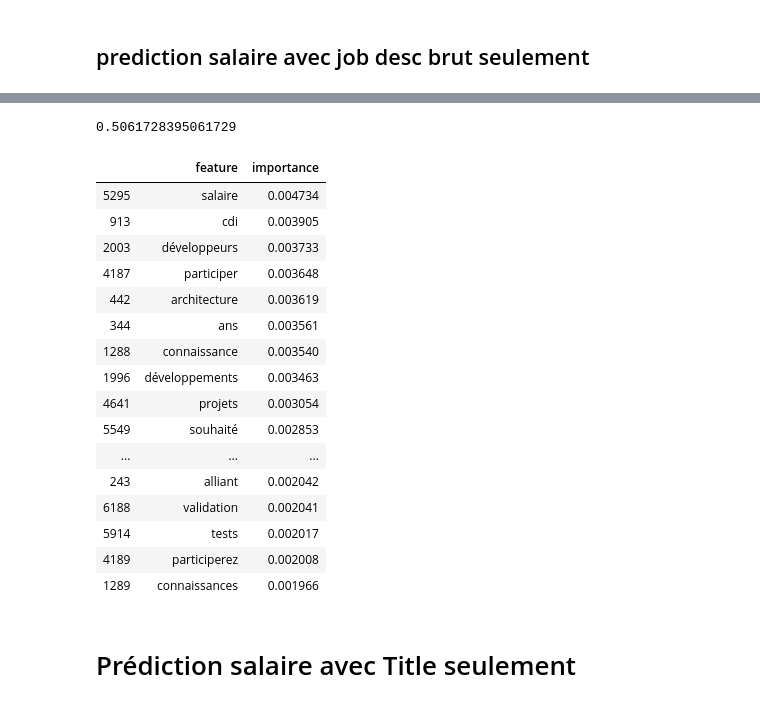
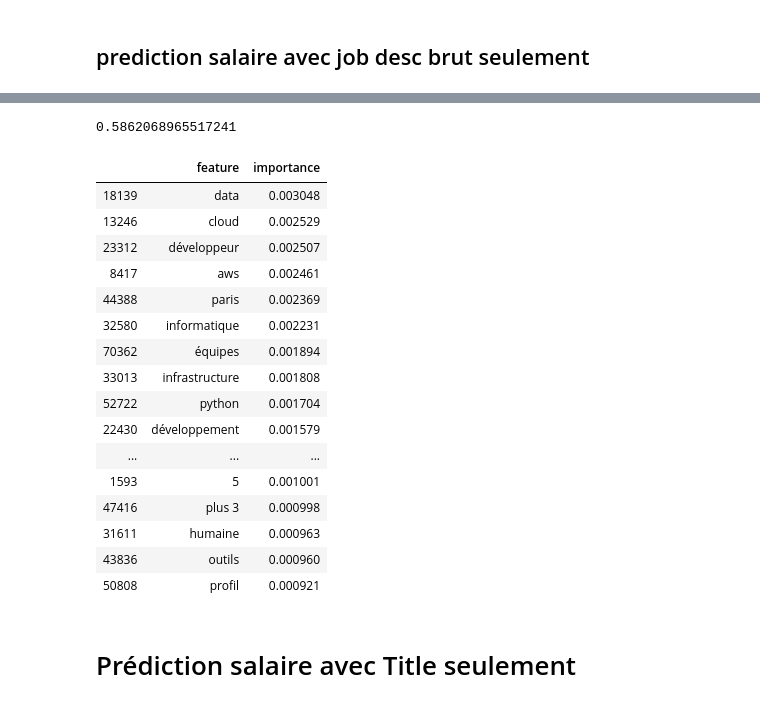
Before and after one commit to Biolfa/PROJET-ML---INDEED, a Jupyter notebook: pre_processing.ipynb, the cells around one changed output, grey strips where cells are left out. Cells and saved outputs as stored; diff of their text form; code cells hidden in the pictures.

```diff
--- a/pre_processing.ipynb
+++ b/pre_processing.ipynb
@@ -424,6 +526,6 @@ y = df_salary.salary_label
 # %%
-stop_words_en_fr = stop_words_en + stop_words_fr
+stop_words_en_fr = stop_words_en + stop_words_fr + ["h","f", "mois", "ci", "e"]
 # %%
-cv = CountVectorizer(stop_words=stop_words_en_fr, token_pattern=r'\b[^\d_\W]+\b', binary=True)
+cv = CountVectorizer(token_pattern = r'\b\w+\b',stop_words=stop_words_en_fr,  ngram_range=(1, 5), min_df = 2)
 cv.fit(X_desc)
 # %% [output]
@@ -446,3 +548,4 @@ len(cv.get_feature_names())
 # %%
-X_desc_trans = pd.DataFrame(cv.transform(X_desc).todense(), columns=cv.get_feature_names())
-X_desc_trans
+X_desc_trans = cv.transform(X_desc)
+#X_desc_trans = pd.DataFrame(cv.transform(X_desc).todense(), columns=cv.get_feature_names())
+#X_desc_trans
@@ -497,7 +560,7 @@ from sklearn.model_selection import train_test_split
 from sklearn.ensemble import RandomForestClassifier
 
 
-X_train, X_test, y_train, y_test = train_test_split(np.asmatrix(X_desc_trans), y, test_size=0.3, random_state=0, stratify=y)
+X_train, X_test, y_train, y_test = train_test_split(X_desc_trans, y, test_size=0.3, random_state=0, stratify=y)
 
 
 rfc = RandomForestClassifier(300, random_state=0)
@@ -505,28 +568,28 @@ rfc.fit(X_train, y_train)
 
 rfc.score(X_test,y_test)
 # %% [output]
-0.5061728395061729
+0.5862068965517241
 # %%
 feature_importances = pd.DataFrame(rfc.feature_importances_,
-                                   index = X_desc_trans.columns).reset_index()
+                                   index = cv.get_feature_names()).reset_index()
 feature_importances.columns = ['feature', 'importance']
 
-feature_importances.sort_values('importance', ascending=False).head(30)
+feature_importances.sort_values('importance', ascending=False).head(40)
 # %% [output]
 |  | feature | importance |
-| 5295 | salaire | 0.004734 |
-| 913 | cdi | 0.003905 |
-| 2003 | développeurs | 0.003733 |
-| 4187 | participer | 0.003648 |
-| 442 | architecture | 0.003619 |
-| 344 | ans | 0.003561 |
-| 1288 | connaissance | 0.003540 |
-| 1996 | développements | 0.003463 |
-| 4641 | projets | 0.003054 |
-| 5549 | souhaité | 0.002853 |
+| 18139 | data | 0.003048 |
+| 13246 | cloud | 0.002529 |
+| 23312 | développeur | 0.002507 |
+| 8417 | aws | 0.002461 |
+| 44388 | paris | 0.002369 |
+| 32580 | informatique | 0.002231 |
+| 70362 | équipes | 0.001894 |
+| 33013 | infrastructure | 0.001808 |
+| 52722 | python | 0.001704 |
+| 22430 | développement | 0.001579 |
 | ... | ... | ... |
-| 243 | alliant | 0.002042 |
-| 6188 | validation | 0.002041 |
-| 5914 | tests | 0.002017 |
-| 4189 | participerez | 0.002008 |
-| 1289 | connaissances | 0.001966 |
+| 1593 | 5 | 0.001001 |
+| 47416 | plus 3 | 0.000998 |
+| 31611 | humaine | 0.000963 |
+| 43836 | outils | 0.000960 |
+| 50808 | profil | 0.000921 |
```
Also changed, not shown: parts of 53 cells of this notebook.
